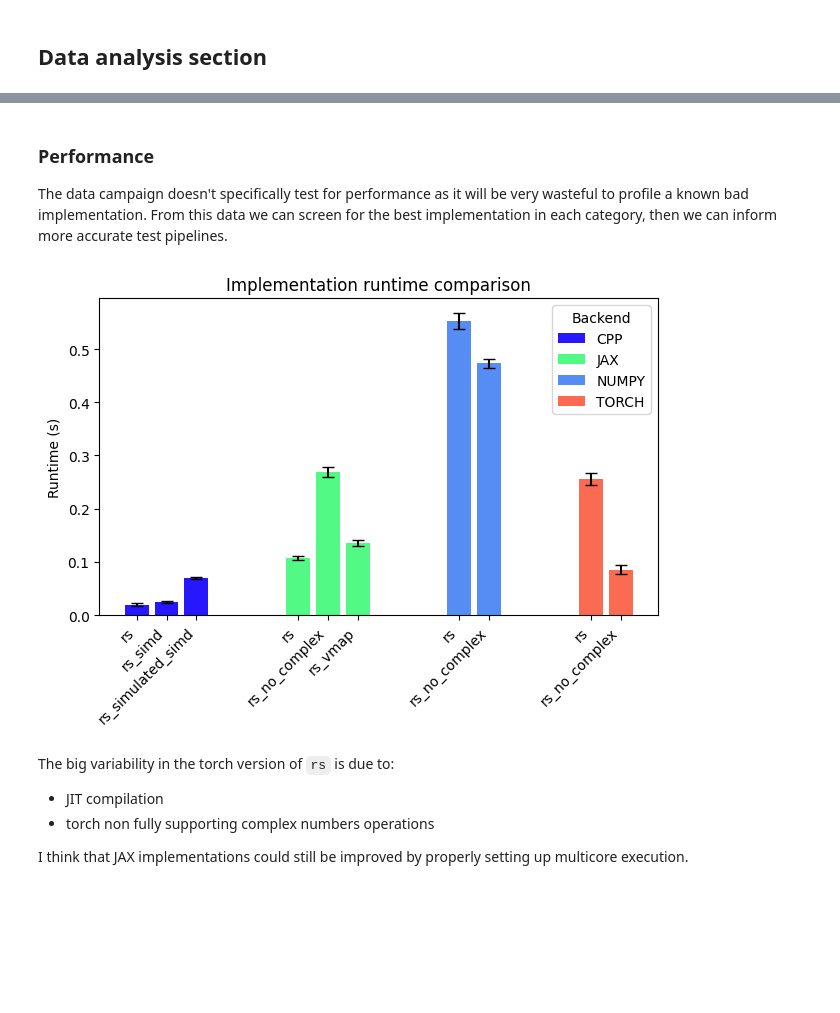
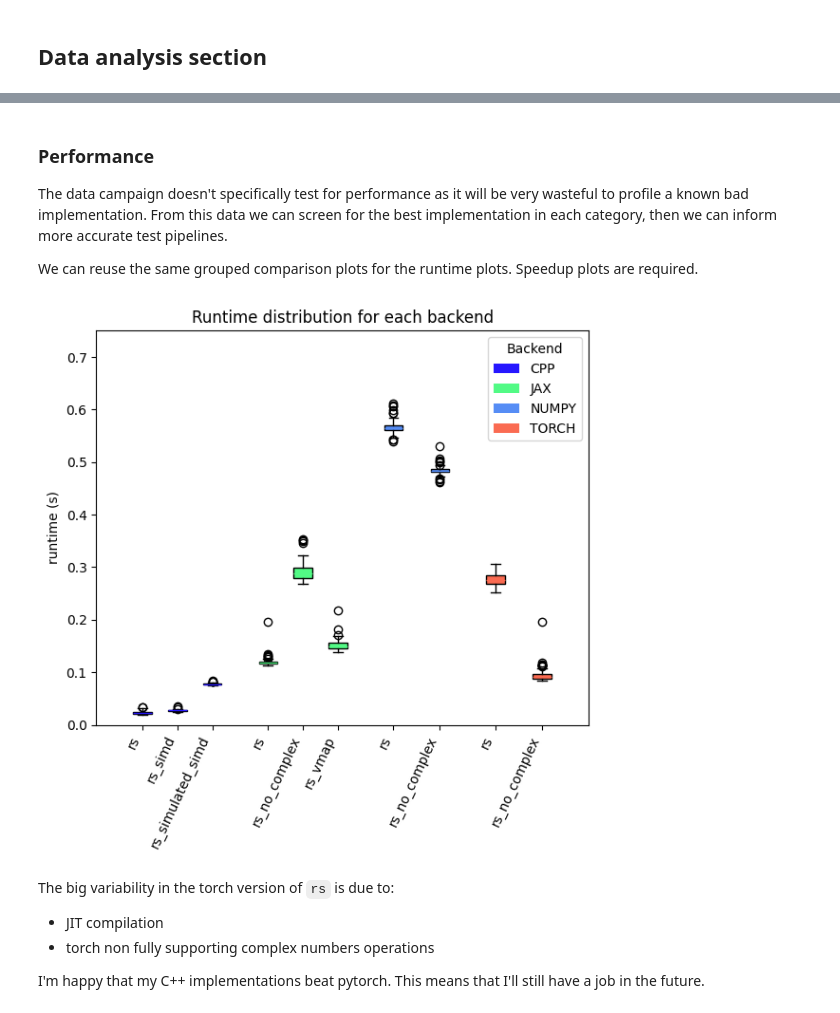
Before and after one commit to FattiMei/slm-porting, a Jupyter notebook: analysis/verification.ipynb, the cells around one changed output, grey strips where cells are left out. Cells and saved outputs as stored; diff of their text form; code cells hidden in the pictures; blank space fills up the shorter version.

Commit message:
Complete verification notebook, with speedups

```diff
--- a/analysis/verification.ipynb
+++ b/analysis/verification.ipynb
@@ -248,0 +229,11 @@ plt.show()
+# %%
+# now we need to group the dataset with pairs (backend, name)
+# since I can't groupby two columns, I have to build a dictionary
+# of dictionaries
+grouped_by_backend_then_by_name = {}
+
+for backend, df_by_backend in local.groupby('backend'):
+    grouped_by_backend_then_by_name[backend] = {
+        name: df_by_backend_and_name['log10_err']
+        for name, df_by_backend_and_name in df_by_backend.groupby('name')
+    }
@@ -272,6 +353,8 @@ Validation complete
 # %% [markdown]
 ### Performance
 The data campaign doesn't specifically test for performance as it will be very wasteful to profile a known bad implementation. From this data we can screen for the best implementation in each category, then we can inform more accurate test pipelines.
+
+We can reuse the same grouped comparison plots for the runtime plots. Speedup plots are required.
 # %%
 local = df[
     (df['algorithm'] == 'RS') &
@@ -298,52 +364,57 @@ for backend, _df in local.groupby('backend'):
+# %%
+grouped_by_backend_then_by_name = {}
+
+for backend, df_by_backend in local.groupby('backend'):
+    grouped_by_backend_then_by_name[backend] = {
+        name: df_by_backend_and_name['total_time']
+        for name, df_by_backend_and_name in df_by_backend.groupby('name')
+    }
 # %%
-fig, ax = plt.subplots()
+fig, ax = plt.subplots(figsize=(6,6))
 
 # plotting parameters, for decoration
 bar_width = 0.2
 intra_gap = 0.05
 group_gap = 0.6
 
 offset = 0.0
 x_positions = []
 x_labels = []
 
-for backend, nested_map in backend_nested_map.items():
-    for name, t in nested_map.items():
-        mean = np.mean(t)
-        std = np.std(t)
+for backend, grouped_by_name in grouped_by_backend_then_by_name.items():
+    color = backend_color_map[backend]
+    positions = np.linspace(offset, offset + len(grouped_by_name) * (bar_width + intra_gap), num=len(grouped_by_name))
 
-        ax.bar(
-            offset,
-            mean,
-            bar_width,
-            yerr=std,
-            color=backend_color_map[backend],
-            capsize=4,
-            label=backend
-        )
+    ax.boxplot(
+        grouped_by_name.values(),
+        positions=positions,
+        widths=bar_width,
+        patch_artist=True,
+        boxprops=dict(facecolor=color, color='black'),
+        medianprops=dict(color=color),
+    )
+    ax.bar(0, 0, color=color, label=backend)
 
-        x_positions.append(offset)
+    for name in grouped_by_name.keys():
         x_labels.append(name)
-        offset += bar_width + intra_gap
 
-    offset += group_gap
+    x_positions.extend(positions)
+    offset = positions[-1] + group_gap
 
+ax.set_title('Runtime distribution for each backend')
 ax.set_xticks(x_positions)
-ax.set_xticklabels(x_labels, rotation=45, ha="right")
+ax.set_xticklabels(x_labels, rotation=65, ha='right')
+ax.set_ylim((0.0, 0.75))
+ax.set_ylabel('runtime (s)')
+ax.legend(title="Backend")
 
-ax.set_ylabel("Runtime (s)")
-handles, labels = ax.get_legend_handles_labels()
-by_label = dict(zip(labels, handles))
-ax.legend(by_label.values(), by_label.keys(), title="Backend")
-
-plt.title('Implementation runtime comparison')
 plt.tight_layout()
 plt.show()
 # %% [output]
-[figure, old version]
+[figure, new version]
 # %% [markdown]
 The big variability in the torch version of `rs` is due to:
   * JIT compilation
   * torch non fully supporting complex numbers operations
 
-I think that JAX implementations could still be improved by properly setting up multicore execution.
+I'm happy that my C++ implementations beat pytorch. This means that I'll still have a job in the future.
```
Also changed, not shown: parts of 28 cells of this notebook, 1 other file.
